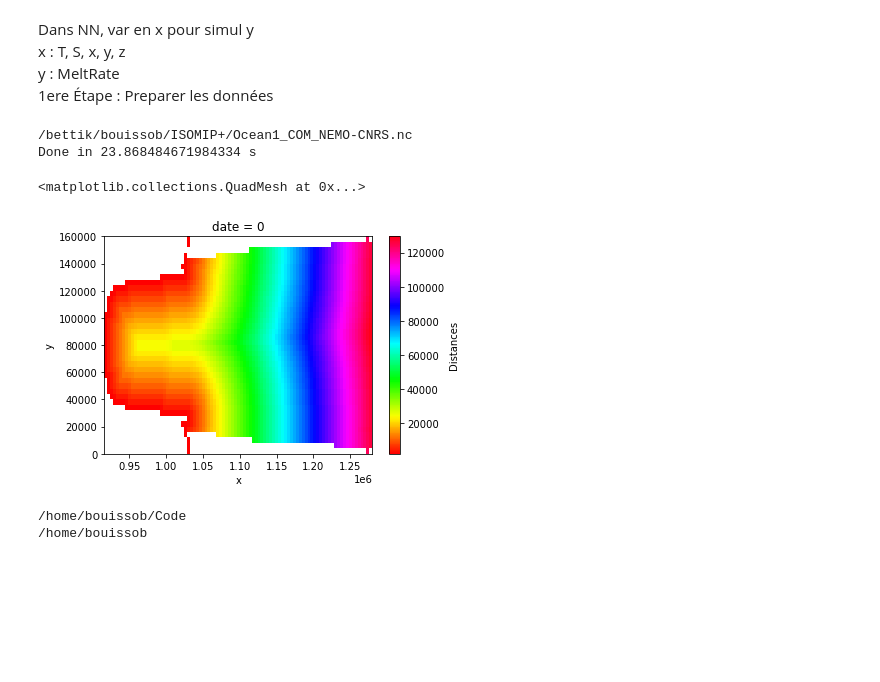
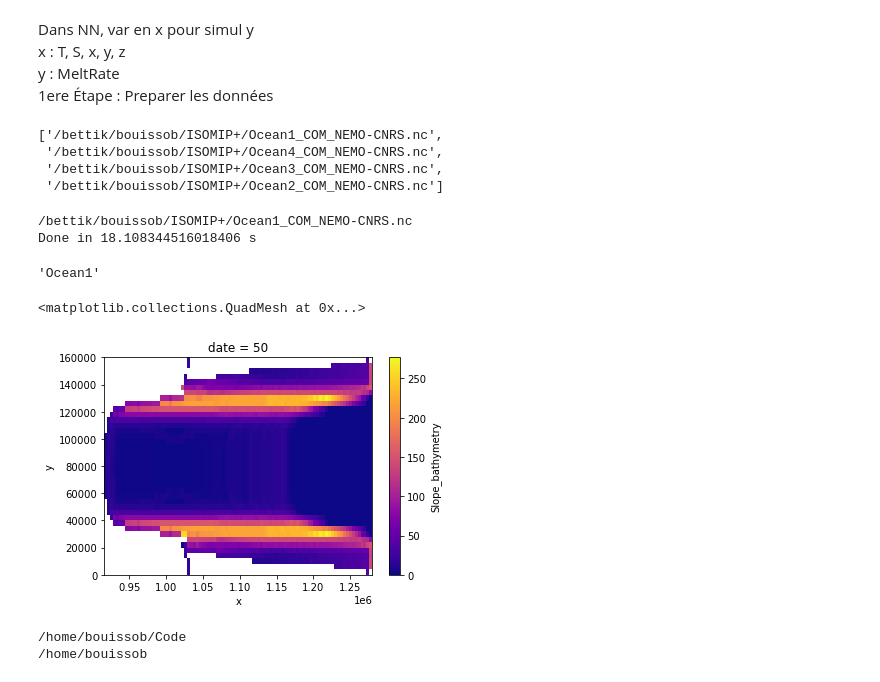
Before and after one commit to BenBouiss/NN_intern_2022, a Jupyter notebook: Prepping_data_NN.ipynb, the cells around one changed output. Saved outputs shown, nothing was run; the diff lists cells and outputs as text; code cells hidden in the pictures; blank space fills up the shorter version.

```diff
--- a/Prepping_data_NN.ipynb
+++ b/Prepping_data_NN.ipynb
@@ -75,10 +62,39 @@ def Get_Ground_line(df, Arr):
     #xr_dist_to_line = xr_dist_to_line.unstack('grid')
     #Points = xr_dist_to_line.interp(ny = y, nx = x, method = 'nearest')
     return Dists
+# %%
+def Compute_slope(Data, df):
+    ARR = Data
+    ARR = xr.where(ARR < 100, 100, ARR)
+    x0, x1, y0, y1 = (ARR.shift(nx = -1, fill_value = np.nan).interpolate_na(dim = "nx", use_coordinate = True, method = 'nearest', fill_value='extrapolate'),
+                      ARR.shift(nx = 1, fill_value = np.nan).interpolate_na(dim = "nx", use_coordinate = True, method = 'nearest', fill_value='extrapolate'),
+                      ARR.shift(ny = -1, fill_value = np.nan).interpolate_na(dim = "ny", use_coordinate = True, method = 'nearest', fill_value='extrapolate'),
+                      ARR.shift(ny = 1, fill_value = np.nan).interpolate_na(dim = "ny", use_coordinate = True, method = 'nearest', fill_value='extrapolate'))
+    dx = (x1 - x0)
+    dy = (y1 - y0)
+    d = (dx**2 + dy**2)**.5
+
+    ys, xs = np.array(df.ny), np.array(df.nx)
+    y, x = xr.DataArray(ys), xr.DataArray(xs)
+    d = d.sel(nx = x, ny = y).to_dataframe().drop(['nx', 'ny'], axis = 1)
+    return d
+# %%
+File_path = '/bettik/bouissob/ISOMIP+/'
+Bet_path = '/bettik/bouissob/'
+Data_type = 'COM_NEMO-CNRS'
+paths = glob.glob(File_path + f'*{Data_type}.nc')
+paths
+# %% [output]
+['/bettik/bouissob/ISOMIP+/Ocean1_COM_NEMO-CNRS.nc',
+ '/bettik/bouissob/ISOMIP+/Ocean4_COM_NEMO-CNRS.nc',
+ '/bettik/bouissob/ISOMIP+/Ocean3_COM_NEMO-CNRS.nc',
+ '/bettik/bouissob/ISOMIP+/Ocean2_COM_NEMO-CNRS.nc']
 # %%
+Method = 1
 for path in paths[0:1]:
     dfT = pd.DataFrame()
-    Name = path.replace('.nc', '').replace(File_path, '')
+    #Name = path.replace('.nc', '').replace(File_path, '')
+    Name = path.split('/')[-1].split('_')[0]
     print(path)
     Data = xr.open_dataset(path)
     Data = Data.assign_coords({'nx': Data.x,
@@ -102,27 +118,41 @@ for path in paths[0:1]:
         df['halineDriving'] = Data['halineDriving'].isel(nTime = t).to_dataframe()['halineDriving']
         if Data['iceDraft'].ndim == 2:
             df['iceDraft'] = Data['iceDraft'].to_dataframe()['iceDraft']
+#            df['bathymetry'] = Data['bathymetry'].to_dataframe()['bathymetry']
         else:
             df['iceDraft'] = Data['iceDraft'].isel(nTime = t).to_dataframe()['iceDraft']
         df['date'] = t
         df.dropna(inplace = True)
         df.reset_index(inplace=True)
         T, S = New_get_depth_temp_sal(df, Data.isel(nTime = t))
-        df['Distances'] = Get_Ground_line(df, Data.iceDraft if Data['iceDraft'].ndim == 2 else Data.iceDraft.isel(nTime = t))
+        if Data['iceDraft'].ndim == 2:
+            if t == 0 :
+                Dist = Get_Ground_line(df, Data.iceDraft if Data['iceDraft'].ndim == 2 else Data.iceDraft.isel(nTime = t))
+                Slope_ice = Compute_slope(Data.iceDraft if Data['iceDraft'].ndim == 2 else Data.iceDraft.isel(nTime = t), df)
+                Slope_bathy = Compute_slope(Data.bathymetry if Data['bathymetry'].ndim == 2 else Data.iceDraft.isel(nTime = t), df)
+            df['Distances'] = Dist
+            df['Slope_iceDraft'] = Slope_ice
+            df['Slope_bathymetry'] = Slope_bathy
         #T, S = get_depth_temp_sali(df, Data.isel(nTime = t), Data.z.to_dataframe())
         df['temperatureYZ'] = T
         df['salinityYZ'] = S
         dfT = pd.concat([dfT, df], ignore_index = True)
 
-    print('Done in {} s'.format(time.perf_counter() - Start))
+    print('Done in {} s'.format(time.perf_counter() - Start))#, end = '\r')
     d = pd.DataFrame(dfT)
     dfT.dropna(inplace = True)
     dfT.reset_index(drop = True, inplace = True)
     dfT.rename(columns={'nx' :'x', 'ny': 'y'}, inplace=True)
     dfT['x'] = dfT['x'] * Horiz_resol
     dfT['y'] = dfT['y'] * Horiz_resol
-    #pd.DataFrame.to_csv(dfT, Bet_path + 'Data/data_{}.csv'.format(Name), index = False)
+    f_path = Bet_path + f'Method_Data/{Data_type}/Method_{Method}/'
+    Make_dire(f_path)
+    pd.DataFrame.to_csv(dfT, f_path + f'{Name}.csv', index = False)
 # %% [output]
 /bettik/bouissob/ISOMIP+/Ocean1_COM_NEMO-CNRS.nc
-Done in 23.868484671984334 s
+Done in 18.108344516018406 s
+# %%
+path.split('/')[-1].split('_')[0]
+# %% [output]
+'Ocean1'
 # %%
@@ -131,9 +161,9 @@ Nouveau = dfT
 # %%
 d = dfT.set_index(['x', 'y', 'date']).to_xarray()
-d.isel(date = 0).Distances.plot(x = 'x', cmap = plt.get_cmap('hsv'))
+d.isel(date = 50).Slope_bathymetry.plot(x = 'x', cmap = plt.get_cmap('plasma'))
 # %% [output]
 <matplotlib.collections.QuadMesh at 0x...>
-[figure, old version]
+[figure, new version]
 # %%
 p = os.getcwd()
 print(p)
```
Also changed, not shown: parts of 11 cells of this notebook, 1 other file.
